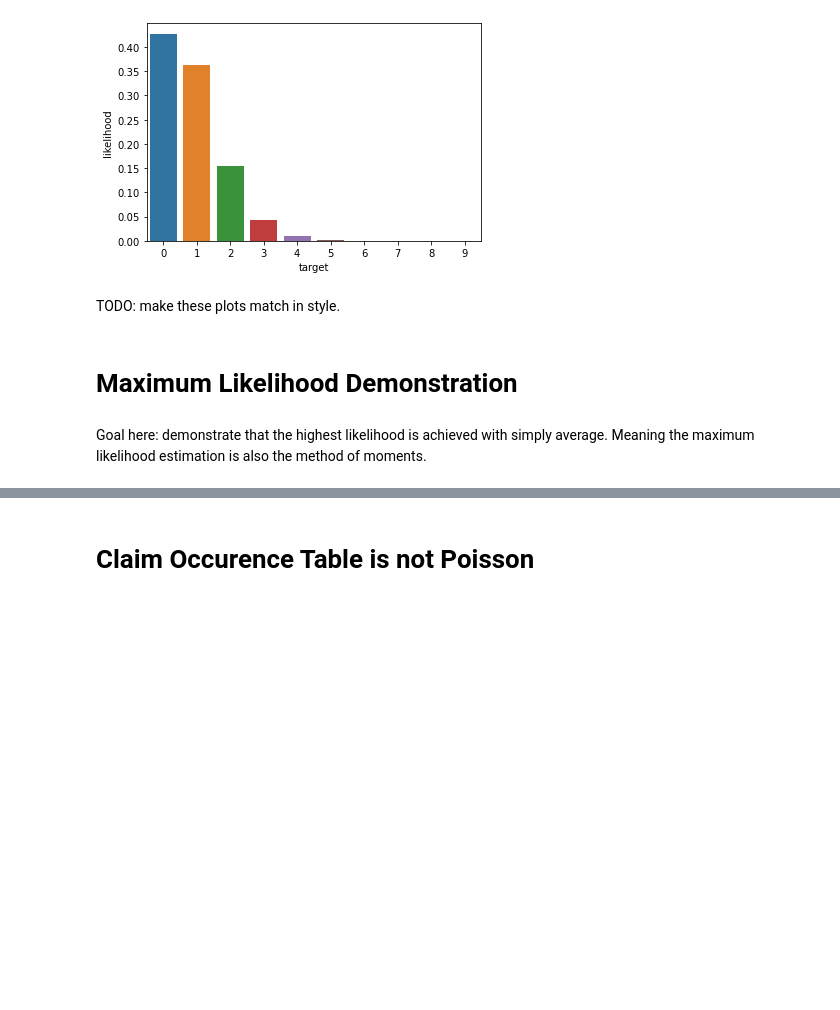
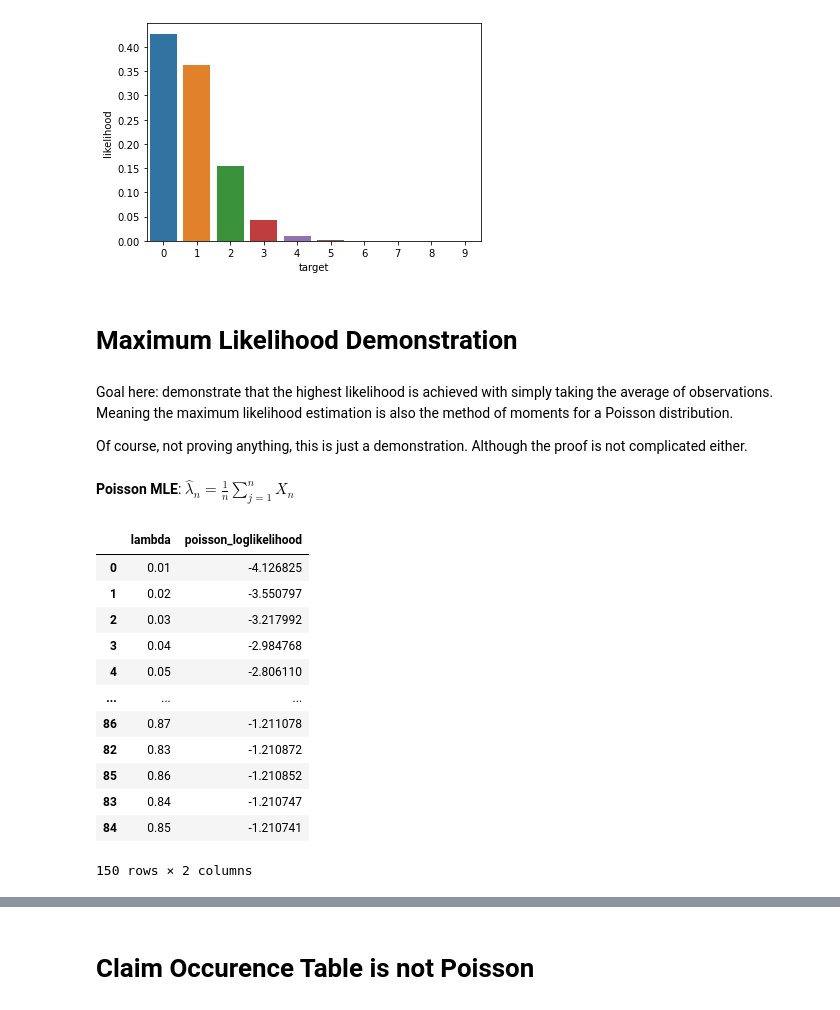
Before and after one commit to MatePocs/insurance, a Jupyter notebook: notebooks/Poisson.ipynb, the cells around one changed output, grey strips where cells are left out. Drawn from its saved outputs; the diff is of its cells as text; code cells hidden in the pictures; blank space fills up the shorter version.

```diff
--- a/notebooks/Poisson.ipynb
+++ b/notebooks/Poisson.ipynb
@@ -74,11 +107,32 @@ sns.barplot(x = df2['target'], y = df2['likelihood'])
 plt.show()
 # %% [output]
 [figure]
-# %% [markdown]
-TODO: make these plots match in style.
 # %% [markdown]
 # Maximum Likelihood Demonstration
 # %% [markdown]
-Goal here: demonstrate that the highest likelihood is achieved with simply average. Meaning the maximum likelihood estimation is also the method of moments.
+Goal here: demonstrate that the highest likelihood is achieved with simply taking the average of observations. Meaning the maximum likelihood estimation is also the method of moments for a Poisson distribution.
+
+Of course, not proving anything, this is just a demonstration. Although the proof is not complicated either.
+# %% [markdown]
+__Poisson MLE__: $\hat{\lambda}_{n} = \displaystyle \frac{1} {n}
+\sum \limits _{j=1} ^{n} X_{n}   $
 # %%
-ml1 = pd.DataFrame({'lambda':np.linspace(0.01,1,100)})
+ml1 = pd.DataFrame({'lambda':np.linspace(0.01,1.5,150)})
+
+ml1['poisson_loglikelihood'] = ml1['lambda'].apply(lambda x: np.mean(poisson_loglikelihood(df1['target'], x)))
+
+ml1.sort_values('poisson_loglikelihood')
+# %% [output]
+|  | lambda | poisson_loglikelihood |
+| 0 | 0.01 | -4.126825 |
+| 1 | 0.02 | -3.550797 |
+| 2 | 0.03 | -3.217992 |
+| 3 | 0.04 | -2.984768 |
+| 4 | 0.05 | -2.806110 |
+| ... | ... | ... |
+| 86 | 0.87 | -1.211078 |
+| 82 | 0.83 | -1.210872 |
+| 85 | 0.86 | -1.210852 |
+| 83 | 0.84 | -1.210747 |
+| 84 | 0.85 | -1.210741 |
+150 rows × 2 columns
```
Also changed, not shown: parts of 21 cells of this notebook.
